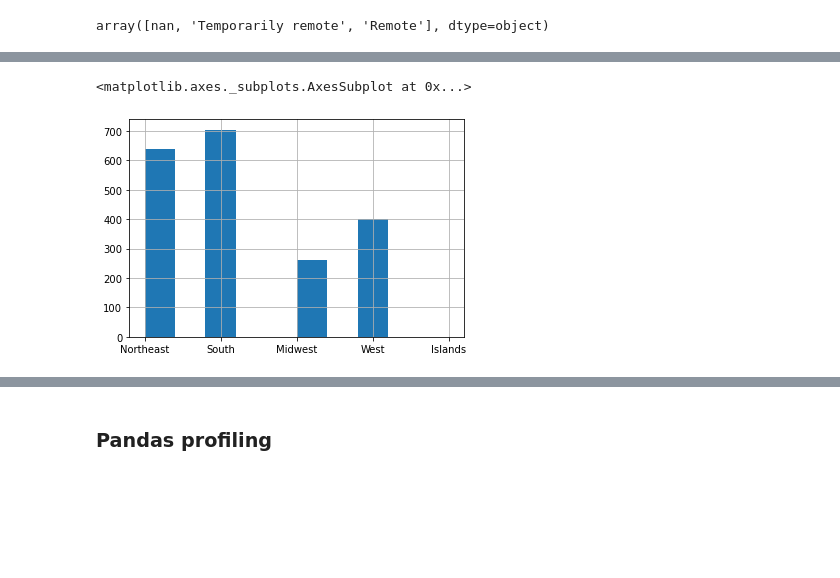
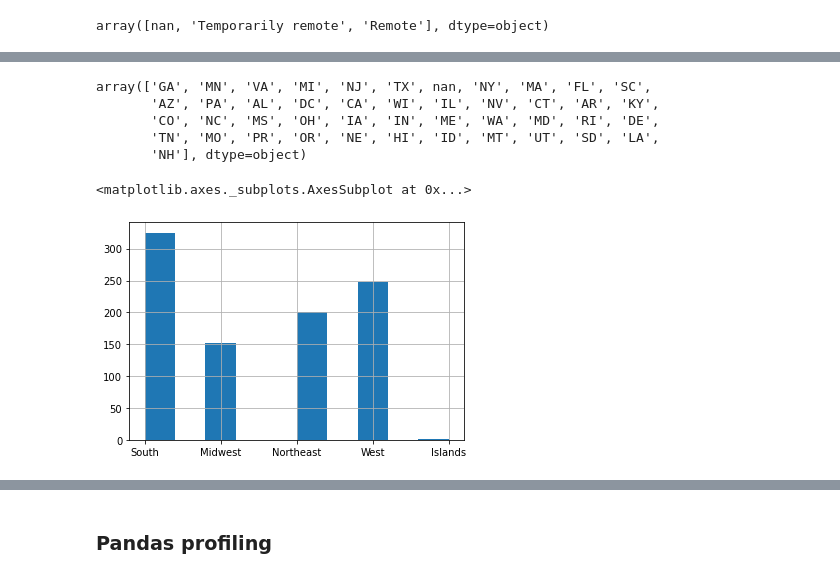
Before and after one commit to zhou8p/SpringBoardMainProjects, a Jupyter notebook: Capstone Two/notebooks/Indeed Job Data Wrangling.ipynb, the cells around one changed output, grey strips where cells are left out. Drawn from its saved outputs; the diff is of its cells as text; code cells hidden in the pictures; blank space fills up the shorter version.

```diff
--- a/Capstone Two/notebooks/Indeed Job Data Wrangling.ipynb
+++ b/Capstone Two/notebooks/Indeed Job Data Wrangling.ipynb
@@ -397,3 +411,6 @@ data.State= data.State.str.strip()
+# %%
+# To clean up value of City
+data.loc[data.State == data.City, 'City'] = np.nan
 # %%
 data.State.unique()
 # %% [output]
@@ -404,0 +422,3 @@ array([nan, 'NY', 'VA', 'OH', 'NJ', 'MA', 'PA', 'DC', 'CA', 'KY', 'GA',
+# %%
+# To extract State abbrevation value from City variables to fill those missing values into 'State'
+data.loc[data.State.str.len() >3,'State']=data.loc[data.State.str.len() >3,'State'].str.replace(' State','').map(us_state_abbrev)
@@ -404,0 +444,3 @@ array([nan, 'NY', 'VA', 'OH', 'NJ', 'MA', 'PA', 'DC', 'CA', 'KY', 'GA',
+# %%
+# To cleaning up the value of 'Washington DC' on variable 'City'
+data.loc[(data.City == 'Washington') & (data.State == 'DC'), 'City'] ='DC'
@@ -405 +468,9 @@ array([nan, 'NY', 'VA', 'OH', 'NJ', 'MA', 'PA', 'DC', 'CA', 'KY', 'GA',
+# %%
+data.State.unique()
+# %% [output]
+array(['GA', 'MN', 'VA', 'MI', 'NJ', 'TX', nan, 'NY', 'MA', 'FL', 'SC',
+       'AZ', 'PA', 'AL', 'DC', 'CA', 'WI', 'IL', 'NV', 'CT', 'AR', 'KY',
+       'CO', 'NC', 'MS', 'OH', 'IA', 'IN', 'ME', 'WA', 'MD', 'RI', 'DE',
+       'TN', 'MO', 'PR', 'OR', 'NE', 'HI', 'ID', 'MT', 'UT', 'SD', 'LA',
+       'NH'], dtype=object)
 # %%
@@ -465,12 +536,12 @@ us_state_regions = {
 # %%
 us_state_regions_mapping =  {v: us_state_regions[k] for k, v in us_state_abbrev.items()}
 # %%
-data['Regions'] = data.loc[~data.State.isnull(),'State'].map(us_state_regions_mapping).astype('category')
+data['Region'] = data.loc[~data.State.isnull(),'State'].map(us_state_regions_mapping).astype('category')
 # %%
-data.Regions.hist()
+data.Region.hist()
 # %% [output]
 <matplotlib.axes._subplots.AxesSubplot at 0x...>
-[figure, old version]
+[figure, new version]
 # %%
 # To do: Y label is not correct
 plt.subplots(figsize=(20, 5))
```
Also changed, not shown: parts of 105 cells of this notebook.
